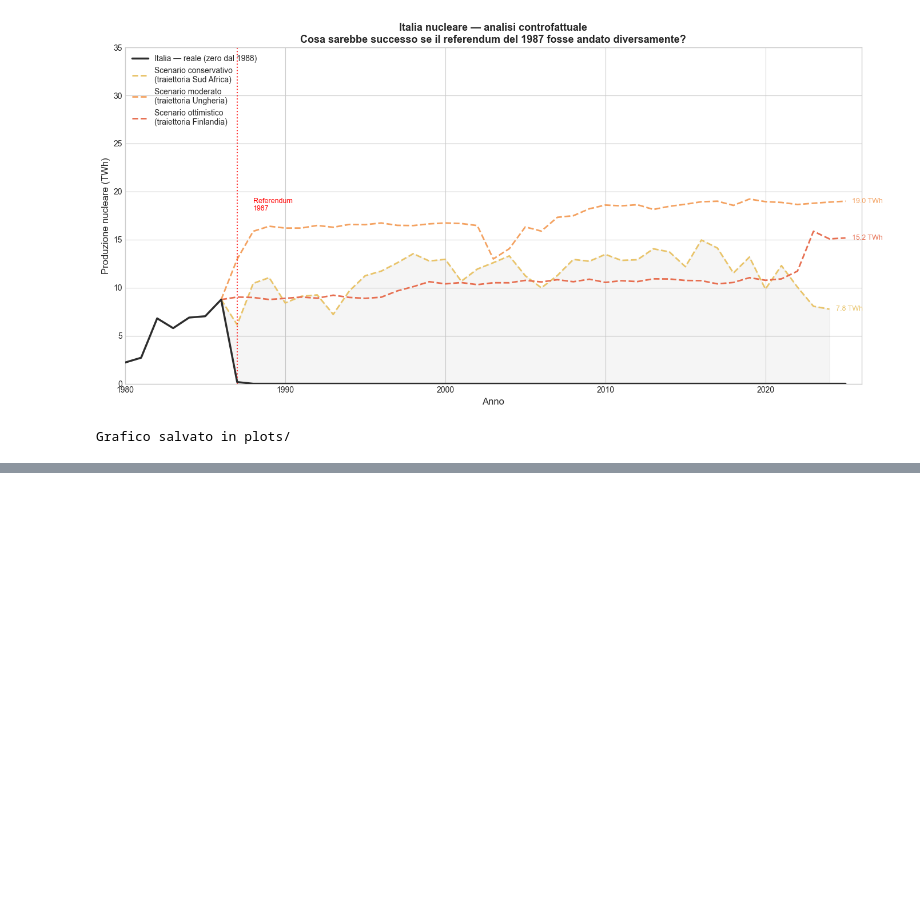
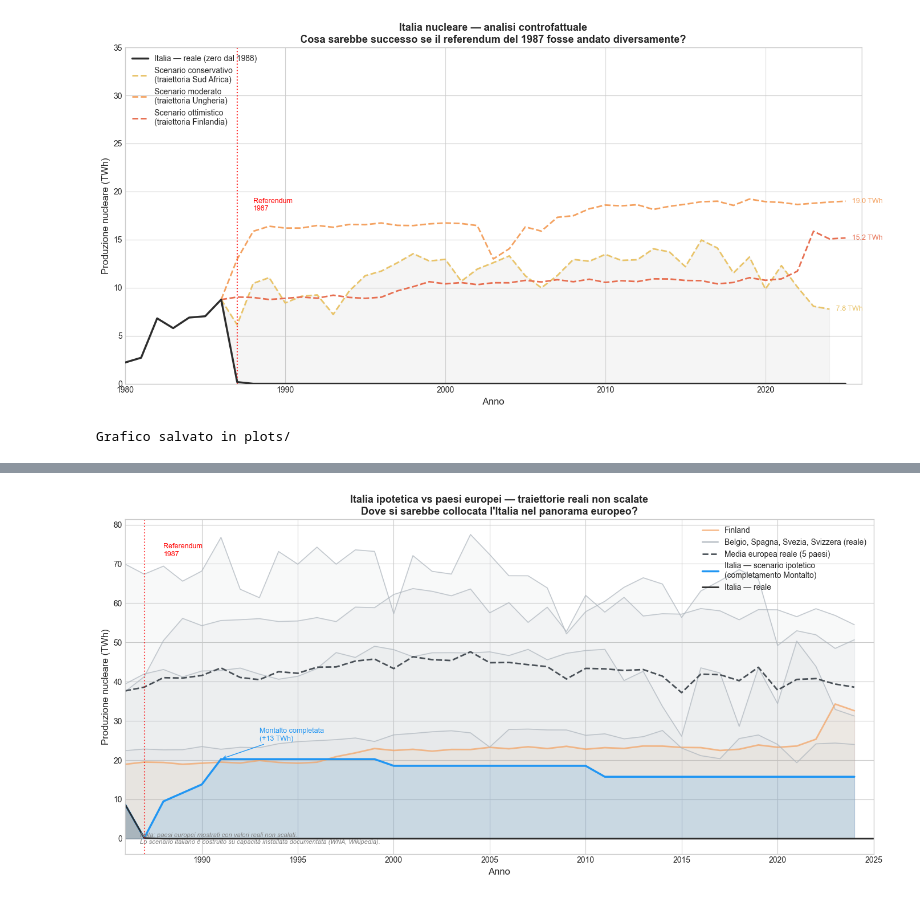
Before and after one commit to giuseppe-vigliotti/nuclear-data-analysis, a Jupyter notebook: notebooks/02_visualizzazioni.ipynb, the cells around one changed output, grey strips where cells are left out. Drawn from its saved outputs; the diff is of its cells as text; code cells hidden in the pictures; blank space fills up the shorter version.

```diff
--- a/notebooks/02_visualizzazioni.ipynb
+++ b/notebooks/02_visualizzazioni.ipynb
@@ -656,0 +1067,84 @@ Grafico salvato in plots/
+# %%
+fig, ax = plt.subplots(figsize=(14, 7))
+
+# Paesi europei — traiettorie reali non scalate
+colori_eu = {
+    'Belgium':     ('#DEE2E6', '#ADB5BD'),
+    'Spain':       ('#DEE2E6', '#ADB5BD'),
+    'Sweden':      ('#DEE2E6', '#ADB5BD'),
+    'Finland':     ('#FFDAB9', '#F4A261'),
+    'Switzerland': ('#DEE2E6', '#ADB5BD')
+}
+
+for country in paesi_europei:
+    df_c = df_eu[df_eu['country'] == country].copy()
+    if len(df_c) == 0:
+        continue
+    fill_col, line_col = colori_eu.get(country, ('#DEE2E6', '#ADB5BD'))
+    spessore = 2 if country == 'Finland' else 1.2
+    etichetta = country if country == 'Finland' else '_nolegend_'
+
+    ax.fill_between(df_c['year'], df_c['nuclear_twh'],
+                    alpha=0.08, color=line_col)
+    ax.plot(df_c['year'], df_c['nuclear_twh'],
+            color=line_col, linewidth=spessore,
+            alpha=0.7, label=etichetta)
+
+# Etichetta per il gruppo grigio
+ax.plot([], [], color='#ADB5BD', linewidth=1.5,
+        label='Belgio, Spagna, Svezia, Svizzera (reale)')
+
+# Media europea reale
+media_eu_reale = df_eu.groupby('year')['nuclear_twh'].mean()
+ax.plot(media_eu_reale.index, media_eu_reale.values,
+        color='#495057', linewidth=2, linestyle='--',
+        label='Media europea reale (5 paesi)')
+
+# Scenario Italia ipotetico — valori assoluti
+ax.fill_between(df_scenario['year'], df_scenario['twh_scenario'],
+                alpha=0.15, color='#2196F3')
+ax.plot(df_scenario['year'], df_scenario['twh_scenario'],
+        color='#2196F3', linewidth=2.5,
+        label='Italia — scenario ipotetico\n(completamento Montalto)')
+
+# Italia reale
+df_italy_plot = df_merged[
+    (df_merged['country'] == 'Italy') &
+    (df_merged['year'] >= 1986)
+].copy()
+ax.fill_between(df_italy_plot['year'], df_italy_plot['nuclear_twh'],
+                alpha=0.2, color='#2d2d2d')
+ax.plot(df_italy_plot['year'], df_italy_plot['nuclear_twh'],
+        color='#2d2d2d', linewidth=2,
+        label='Italia — reale')
+
+# Linea referendum
+ax.axvline(x=1987, color='red', linestyle=':', linewidth=1.5, alpha=0.7)
+ax.text(1988, 72, 'Referendum\n1987', color='red', fontsize=9)
+
+# Annotazione Montalto
+ax.annotate('Montalto completata\n(+13 TWh)',
+            xy=(1991, 20.3), xytext=(1993, 25),
+            arrowprops=dict(arrowstyle='->', color='#2196F3'),
+            fontsize=9, color='#2196F3')
+
+ax.set_xlabel('Anno', fontsize=12)
+ax.set_ylabel('Produzione nucleare (TWh)', fontsize=12)
+ax.set_title('Italia ipotetica vs paesi europei — traiettorie reali non scalate\n'
+             'Dove si sarebbe collocata l\'Italia nel panorama europeo?',
+             fontsize=13, fontweight='bold')
+ax.legend(fontsize=10, loc='upper right')
+ax.set_xlim(1986, 2025)
+
+# Nota metodologica
+ax.text(0.02, 0.03,
+        'Nota: paesi europei mostrati con valori reali non scalati.\n'
+        'Lo scenario italiano è costruito su capacità installata documentata (WNA, Wikipedia).',
+        transform=ax.transAxes, fontsize=8, color='gray', style='italic')
+
+plt.tight_layout()
+plt.savefig('../plots/08_confronto_europeo_reale.png', dpi=150, bbox_inches='tight')
+plt.show()
+print("Grafico salvato in plots/")
+# %% [output]
+[figure, added]
```
Also changed, not shown: parts of 13 cells of this notebook, 5 other files.
